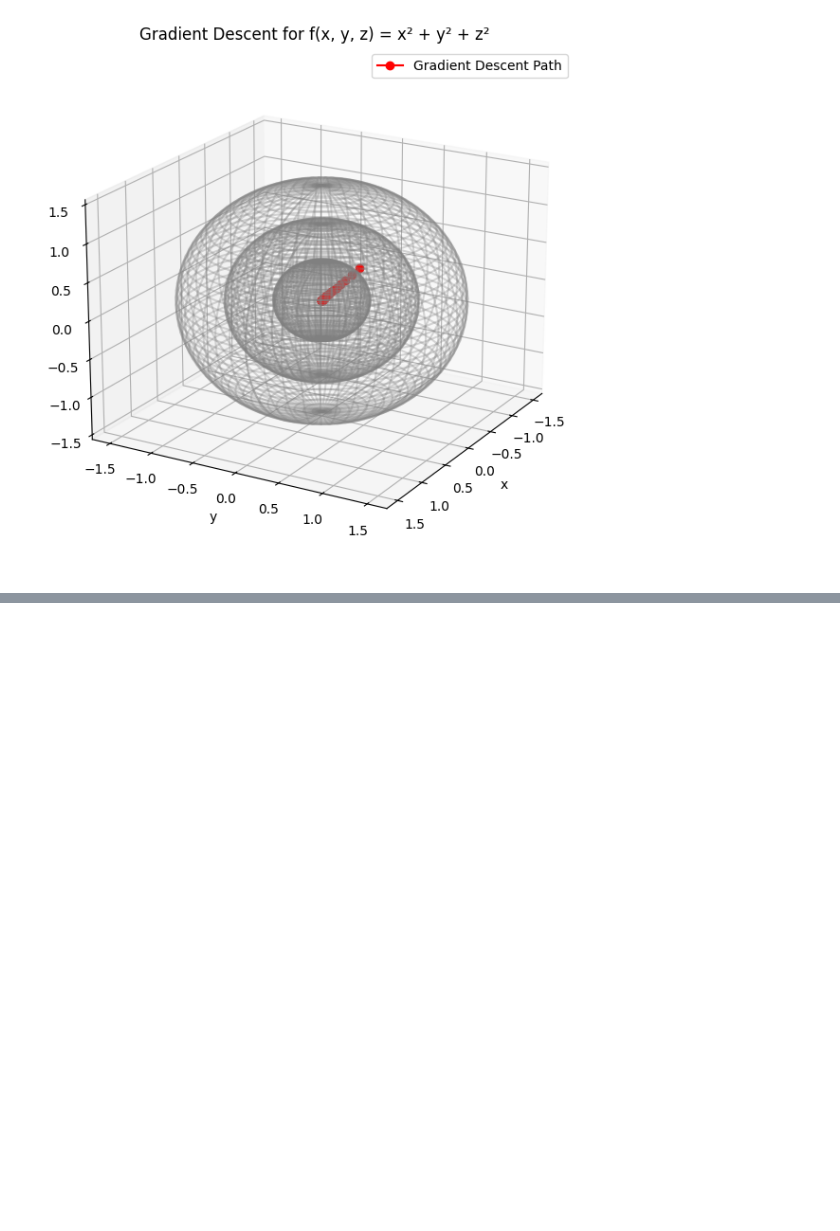
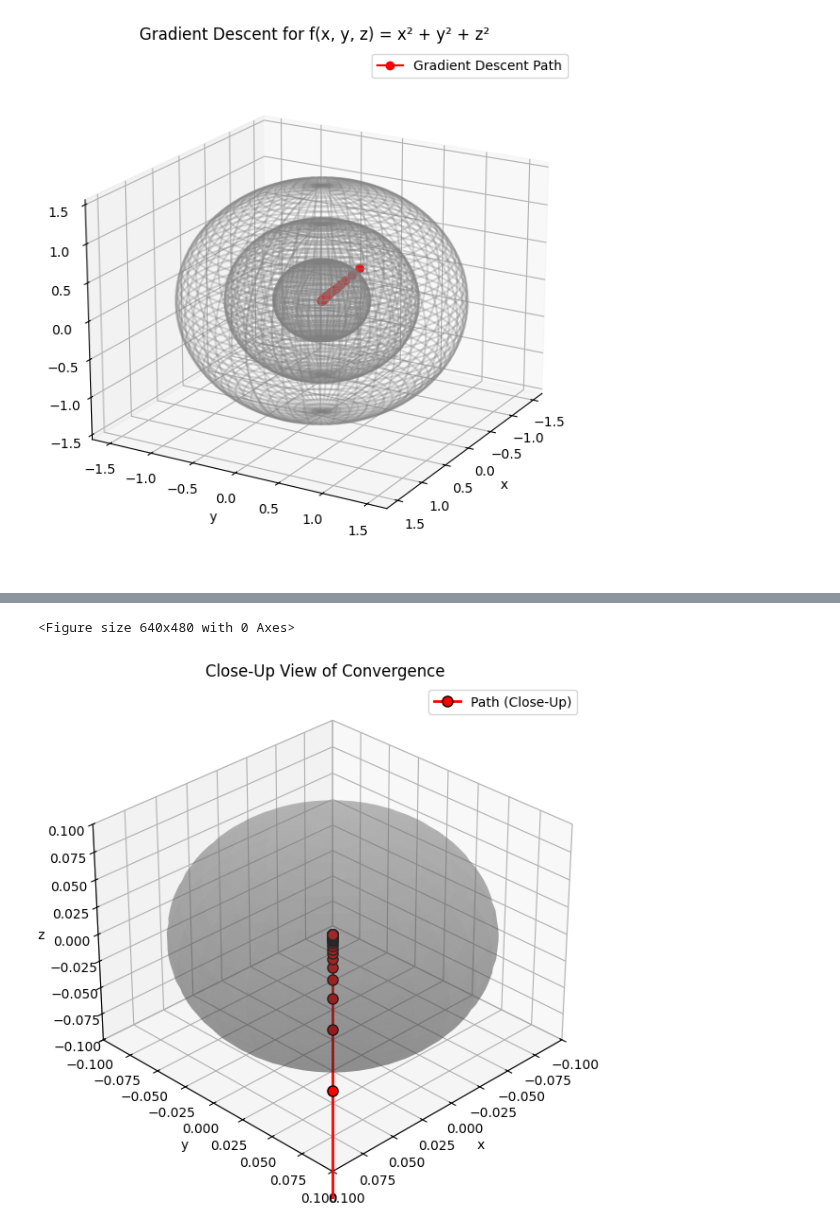
Before and after one commit to HackXIt/MAI-NUM-course, a Jupyter notebook: b-exercise5/b_exercise5.ipynb, the cells around one changed output, grey strips where cells are left out. Drawn from its saved outputs; the diff is of its cells as text; code cells hidden in the pictures; blank space fills up the shorter version.

```diff
--- a/b-exercise5/b_exercise5.ipynb
+++ b/b-exercise5/b_exercise5.ipynb
@@ -169,0 +214,55 @@ plt.show()
+# %%
+# Plot the gradient descent path with prominent markers
+ax.plot(x_hist_3d, y_hist_3d, z_hist_3d,
+        marker='o', markersize=6, markerfacecolor='red',
+        markeredgecolor='red', linewidth=2, color='red', label="Gradient Descent Path")
+
+ax.set_xlabel("x")
+ax.set_ylabel("y")
+ax.set_zlabel("z")
+ax.set_title("Gradient Descent for f(x, y, z) = x² + y² + z²")
+ax.view_init(elev=20, azim=45)
+ax.set_xlim(-1.5, 1.5)
+ax.set_ylim(-1.5, 1.5)
+ax.set_zlim(-1.5, 1.5)
+ax.legend()
+plt.tight_layout()
+plt.show()
+# %% [output]
+<Figure size 640x480 with 0 Axes>
+# %%
+# Secondary Plot: Zoomed-In View Near the Converged Point
+fig2 = plt.figure(figsize=(8, 6))
+ax2 = fig2.add_subplot(111, projection='3d')
+
+# Focus on a tight range around the origin
+zoom_range = 0.1
+
+# Plot a very small sphere to represent a tiny level set
+r_small = 0.1  # this corresponds to f(x,y,z)=0.01
+x_small = r_small * np.sin(phi) * np.cos(theta)
+y_small = r_small * np.sin(phi) * np.sin(theta)
+z_small = r_small * np.cos(phi)
+
+ax2.plot_surface(x_small, y_small, z_small,
+                 rstride=2, cstride=2, color='gray', alpha=0.3, linewidth=0)
+
+# Plot only the last several steps of the path once close to the origin
+# or just the full path - it should be small now anyway
+ax2.plot(x_hist_3d, y_hist_3d, z_hist_3d,
+         marker='o', markersize=8, markerfacecolor='red',
+         markeredgecolor='black', linewidth=2, color='red', label="Path (Close-Up)")
+
+ax2.set_xlabel("x")
+ax2.set_ylabel("y")
+ax2.set_zlabel("z")
+ax2.set_title("Close-Up View of Convergence")
+ax2.set_xlim(-zoom_range, zoom_range)
+ax2.set_ylim(-zoom_range, zoom_range)
+ax2.set_zlim(-zoom_range, zoom_range)
+ax2.view_init(elev=30, azim=45)
+ax2.legend()
+plt.tight_layout()
+plt.show()
+# %% [output]
+[figure, added]
```
Also changed, not shown: parts of 4 cells of this notebook, 4 other files.
